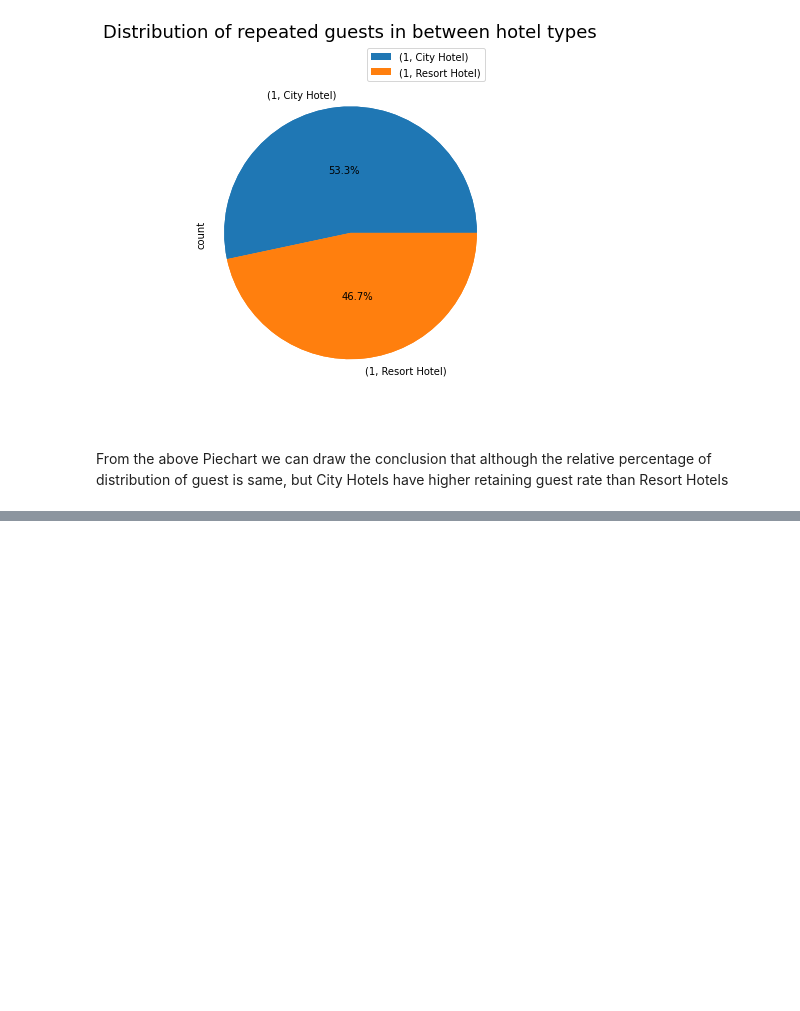
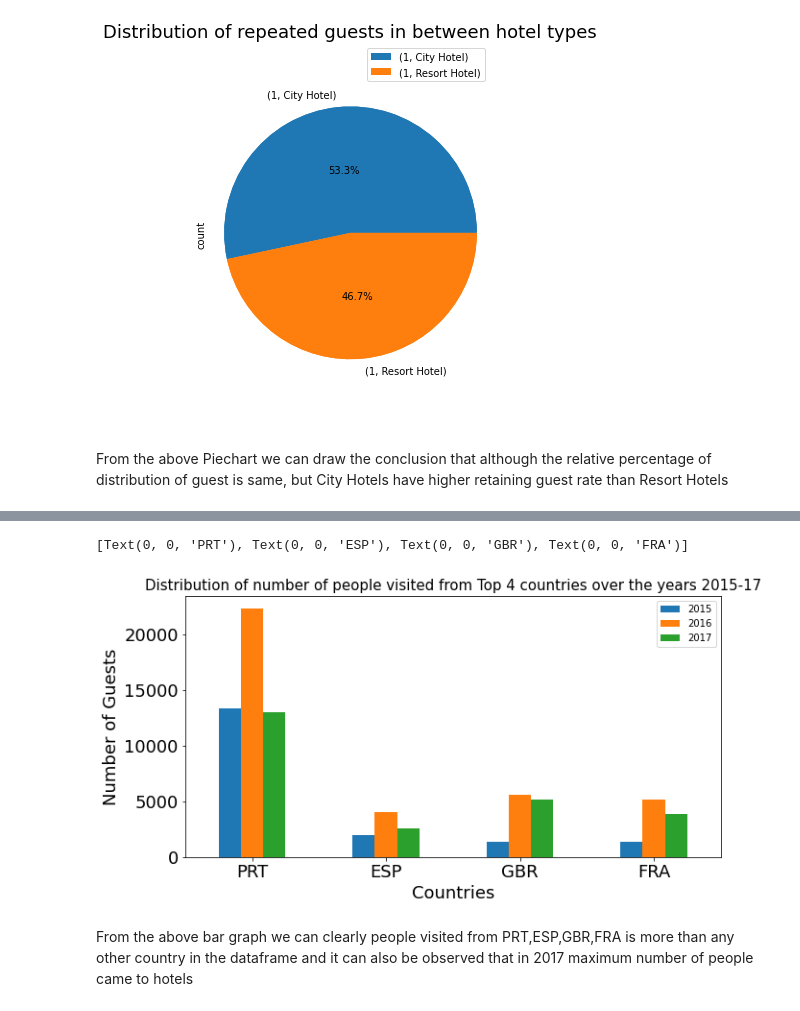
Before and after one commit to Mihirgupta2001/EDA-Capstone-Project-Hotel-Booking, a Jupyter notebook: EDA_Hotel_Booking_Analysis_Capstone_Project.ipynb, the cells around one changed output, grey strips where cells are left out. Cells and saved outputs as stored; diff of their text form; code cells hidden in the pictures; blank space fills up the shorter version.

```diff
--- a/EDA_Hotel_Booking_Analysis_Capstone_Project.ipynb
+++ b/EDA_Hotel_Booking_Analysis_Capstone_Project.ipynb
@@ -260,0 +303,9 @@ From the above Piechart we can draw the conclusion that although the relative pe
+# %%
+
+# Extracting data for year 2015
+booking_country_2015 = booking_country[booking_country['arrival_date_year']==2015]
+booking_country_2015.sort_values(by = 'hotel', ascending = False,inplace = True)
+booking_country_2015 = booking_country_2015.rename(columns = {'hotel':'No_of_people'})
+booking_country_2015 = booking_country_2015[:5]
+booking_country_2015.drop('arrival_date_year',axis = 'columns',inplace = True)
+booking_country_2015
@@ -260,0 +323,9 @@ From the above Piechart we can draw the conclusion that although the relative pe
+# %%
+
+# Extracting data for year 2016
+booking_country_2016 = booking_country[booking_country['arrival_date_year']==2016]
+booking_country_2016.sort_values(by = 'hotel', ascending = False,inplace = True)
+booking_country_2016 = booking_country_2016.rename(columns = {'hotel':'No_of_people'})
+booking_country_2016 = booking_country_2016[:5]
+booking_country_2016.drop('arrival_date_year',axis = 'columns',inplace = True)
+booking_country_2016
@@ -260,0 +343,9 @@ From the above Piechart we can draw the conclusion that although the relative pe
+# %%
+
+# Extracting data for year 2017
+booking_country_2017 = booking_country[booking_country['arrival_date_year']==2017]
+booking_country_2017.sort_values(by = 'hotel', ascending = False,inplace = True)
+booking_country_2017 = booking_country_2017.rename(columns = {'hotel':'No_of_people'})
+booking_country_2017 = booking_country_2017[:5]
+booking_country_2017.drop('arrival_date_year',axis = 'columns',inplace = True)
+booking_country_2017
@@ -260,0 +363,10 @@ From the above Piechart we can draw the conclusion that although the relative pe
+# %%
+#Merging the dataset
+Merged_df_2015_2016 = pd.merge(booking_country_2015,booking_country_2016,how = 'outer',left_on = 'country',right_on = 'country')
+Merged_df_2015_2016_2017 = pd.merge(Merged_df_2015_2016,booking_country_2017,how = 'outer',left_on = 'country',right_on = 'country')
+
+# Creating the final Dataset for plotting
+Final_df = Merged_df_2015_2016_2017.rename(columns={'No_of_people_x':2015,'No_of_people_y':2016,'No_of_people':2017})
+Final_df.fillna(0,inplace = True)
+Final_df.drop(index = [4,5] , inplace = True)
+Final_df
@@ -260,0 +379,12 @@ From the above Piechart we can draw the conclusion that although the relative pe
+# %%
+# Plotting the Graph
+plotting = Final_df.plot.bar(figsize = (10,5),fontsize = 18)
+plotting.set_title('Distribution of number of people visited from Top 4 countries over the years 2015-17', fontsize = 15)
+plotting.set_xlabel('Countries', fontsize = 18)
+plotting.set_ylabel('Number of Guests', fontsize = 18)
+plotting.set_xticklabels(['PRT','ESP','GBR','FRA'],rotation=0)
+# %% [output]
+[Text(0, 0, 'PRT'), Text(0, 0, 'ESP'), Text(0, 0, 'GBR'), Text(0, 0, 'FRA')]
+[figure, added]
+# %% [markdown]
+From the above bar graph we can clearly people visited from PRT,ESP,GBR,FRA is more than any other country in the dataframe and it can also be observed that in 2017 maximum number of people came to hotels
```
Also changed, not shown: parts of 9 cells of this notebook.
